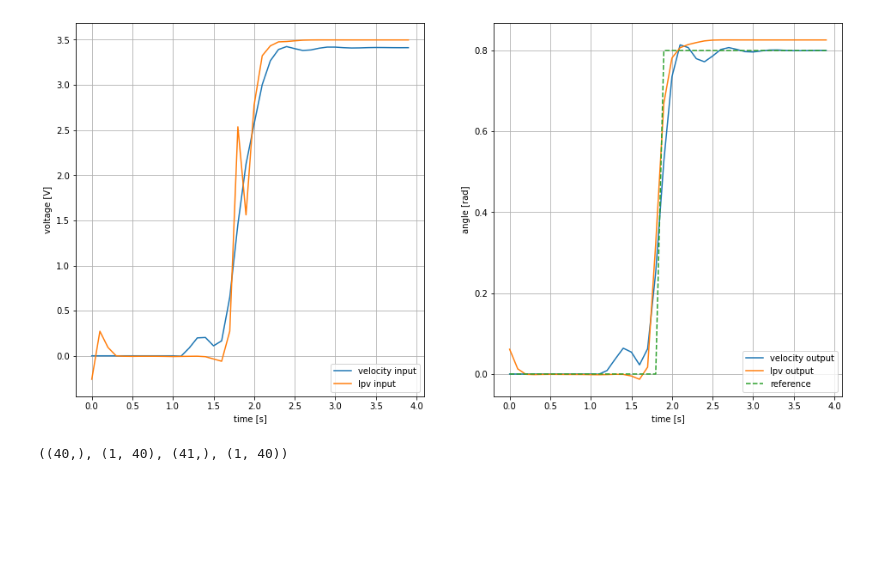
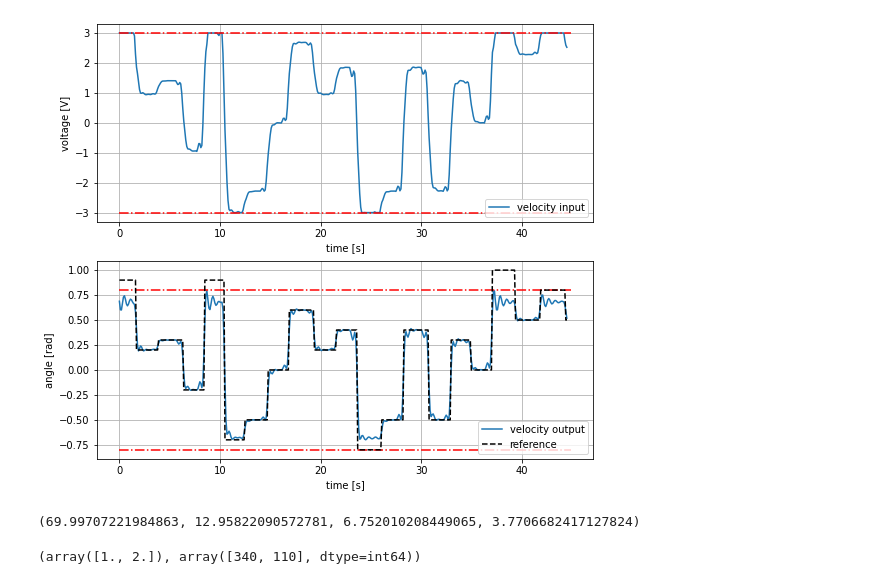
Before and after one commit to Mixxxxx358/NonlinearController, a Jupyter notebook: velocity_mpc_test.ipynb, the cells around one changed output. Saved outputs shown, nothing was run; the diff lists cells and outputs as text; code cells hidden in the pictures; blank space fills up the shorter version.

Commit message:
add autograd and timing

```diff
--- a/velocity_mpc_test.ipynb
+++ b/velocity_mpc_test.ipynb
@@ -86,9 +87,9 @@ system.reset_state()
 
 ##################  MPC variable specification  #######################
 model = deepSI.load_system("NonlinearController/trained_models/unbalanced/ObserverUnbalancedDisk_dt01_nab_4_SNR_30_e250")
-Nc=10; nr_iterations = 4; nr_sim_steps = 500
+Nc=10; nr_iterations = 4; nr_sim_steps = 450
 
 w_min = -4; w_max = 4
-q_min = [-1.2, -10000, -10000]; q_max = [1.2, 10000, 10000] # augmented with the velocity states
+q_min = [-0.8, -10000, -10000]; q_max = [0.8, 10000, 10000] # augmented with the velocity states
 w0 = 0; q0 = 0
 # %%
@@ -111,15 +112,15 @@ nz = nx+ny
 ne = 1
 
 # initialize objective function matrices
-R = np.eye(nu)*10; Q = np.matrix('10,0,0;0,10,0;0,0,10')#Q = np.eye(nz)# these are user defined
+R = np.eye(nu)*1; Q = np.matrix('1,0,0;0,1,0;0,0,1')#Q = np.eye(nz)# these are user defined
 Psi = get_Psi(Nc, R)
 Omega = get_Omega(Nc, Q)
 # extended objective matrices for soft constraints
-e_lambda = 1000 # weighting of minimizing e in objective function
+e_lambda = 10000 # weighting of minimizing e in objective function
 Ge = np.zeros((Nc*nu+ne,Nc*nu+ne))
 Ge[-ne:,-ne:] = e_lambda
 
-embedder = velocity_lpv_embedder(model, Nc, n_stages=20)
+embedder = velocity_lpv_embedder_autograd(model, Nc, n_stages=20)
 
 # normalize initial input and output
 norm = model.norm
@@ -148,6 +149,7 @@ log_q = np.zeros((ny,nr_sim_steps))
 log_w = np.zeros((nu,nr_sim_steps))
 log_e = np.zeros((ne,nr_sim_steps))
 log_iterations = np.zeros((1,nr_sim_steps))
+log_comp_t = np.zeros((4, nr_sim_steps*nr_iterations))
 
 offset = 0
 # %%
@@ -167,10 +169,16 @@ for k in range(nr_sim_steps):
         Z0 = extendState(Y_1, dX0, nx, ny)
 
         # determine lpv state space dependencies
+        component_start = time.time()
+
         list_A, list_B, list_C = embedder(X_1, U_1)
         list_ext_A, list_ext_B, list_ext_C = extendABC(list_A, list_B, list_C, nx, ny)
 
+        log_comp_t[0, nr_iterations*k + iteration] = log_comp_t[0, nr_iterations*k + iteration] + time.time() - component_start
+
         # describe optimization problem
+        component_start = time.time()
+
         Phi = get_Phi(list_ext_A, Nc, nz)
         Gamma = get_Gamma(list_ext_A, list_ext_B, Nc, nz, nu)
         G = 2*(Psi + Gamma.T @ Omega @ Gamma)
@@ -203,6 +211,8 @@ for k in range(nr_sim_steps):
             X_1[(i*nx):(i*nx+nx),:] = dX0[((i-1)*nx):((i-1)*nx+nx),:] + X_1[((i-1)*nx):((i-1)*nx+nx),:]
         for i in range(2,Nc+1):
             U_1[(i*nu):(i*nu+nu),:] = dU0[((i-1)*nu):((i-1)*nu+nu),:] + U_1[((i-1)*nu):((i-1)*nu+nu),:]
+
+        log_comp_t[1, nr_iterations*k + iteration] = log_comp_t[1, nr_iterations*k + iteration] + time.time() - component_start
 
         # stopping condition
         if np.linalg.norm(U_1 - U_1_old) < 1e-1:
@@ -274,50 +280,71 @@ log_w_nmpc = np.load("NonlinearController/experiments/log_w.npy")
 log_u_lpv = np.load("NonlinearController/experiments/u_log.npy")
 log_y_lpv = np.load("NonlinearController/experiments/y_log.npy")
 
-fig1 = plt.figure(figsize=[16, 8])
+fig1 = plt.figure(figsize=[8.9, 8])
 
-plt.subplot(1,2,1)
-plt.plot(np.arange(nr_sim_steps)*dt, log_w[0,:], label='velocity input')
-plt.plot(np.arange(nr_sim_steps)*dt, np.hstack((log_u_lpv[1:],log_u_lpv[-1])), label='lpv input')
-# plt.plot(np.arange(nr_sim_steps)*dt, np.ones(nr_sim_steps)*w_max, 'r-.')#, label='max')
-# plt.plot(np.arange(nr_sim_steps)*dt, np.ones(nr_sim_steps)*w_min, 'r-.')#, label='min')
+start_offset = 4
+
+plt.subplot(2,1,1)
+plt.plot(np.arange(nr_sim_steps-start_offset)*dt, log_w[0,start_offset:], label='velocity input')
+# plt.plot(np.arange(nr_sim_steps-start_offset)*dt, np.hstack((log_u_lpv[1+start_offset:],log_u_lpv[-1])), label='lpv input')
+plt.plot(np.arange(nr_sim_steps)*dt, np.ones(nr_sim_steps)*w_max, 'r-.')#, label='max')
+plt.plot(np.arange(nr_sim_steps)*dt, np.ones(nr_sim_steps)*w_min, 'r-.')#, label='min')
 plt.xlabel("time [s]")
 plt.ylabel("voltage [V]")
 plt.grid()
 plt.legend(loc='lower right')
 
-plt.subplot(1,2,2)
-plt.plot(np.arange(nr_sim_steps)*dt, log_q[0,:], label='velocity output')
-# plt.plot(np.arange(nr_sim_steps)*dt, np.ones(nr_sim_steps)*q_max[0], 'r-.')#, label='max')
-# plt.plot(np.arange(nr_sim_steps)*dt, np.ones(nr_sim_steps)*q_min[0], 'r-.')#, label='min')
-plt.plot(np.arange(nr_sim_steps)*dt, np.hstack((log_y_lpv[2:],log_y_lpv[-1])), label='lpv output')
-plt.plot(np.arange(nr_sim_steps)*dt, np.hstack((reference[1:nr_sim_steps],reference[nr_sim_steps])), '--', label='reference')
+plt.subplot(2,1,2)
+plt.plot(np.arange(nr_sim_steps-start_offset)*dt, log_q[0,start_offset:], label='velocity output')
+plt.plot(np.arange(nr_sim_steps)*dt, np.ones(nr_sim_steps)*q_max[0], 'r-.')#, label='max')
+plt.plot(np.arange(nr_sim_steps)*dt, np.ones(nr_sim_steps)*q_min[0], 'r-.')#, label='min')
+# plt.plot(np.arange(nr_sim_steps-start_offset)*dt, np.hstack((log_y_lpv[2+start_offset:],log_y_lpv[-1])), label='lpv output')
+plt.plot(np.arange(nr_sim_steps-start_offset)*dt, np.hstack((reference[1+start_offset:nr_sim_steps],reference[nr_sim_steps])), 'k--', label='reference')
 # plt.plot(np.arange(nr_sim_steps)*dt, log_q[0,:] - log_q_nmpc[0,:], label='vel-nmpc')
 
 plt.xlabel("time [s]")
 plt.ylabel("angle [rad]")
 plt.grid()
 plt.legend(loc='lower right')
 
 # plt.subplot(2,2,3)
 # plt.plot(np.arange(nr_sim_steps)*dt, log_e[0,:], label='e')
 # plt.xlabel("time [s]")
 # plt.ylabel("e")
 # plt.grid()
 # plt.legend(loc='upper right')
 
 # plt.subplot(2,2,4)
 # plt.plot(np.arange(nr_sim_steps)*dt, log_iterations[0,:], label='iQP')
 # plt.plot(np.arange(nr_sim_steps)*dt, np.ones(nr_sim_steps)*nr_iterations, 'r-.', label='max iter')
 # plt.xlabel("time [s]")
 # plt.ylabel("iterations")
 # plt.grid()
 # plt.legend(loc='upper right')
 
+plt.savefig("Figures/offset_free_comparison.svg")
 plt.show()
 # %% [output]
-[figure, old version]
+[figure, new version]
-# %%
-log_u_lpv.shape, log_w.shape, log_y_lpv.shape, log_q.shape
-# %% [output]
-((40,), (1, 40), (41,), (1, 40))
+# %%
+CT_iters = np.split(log_comp_t, nr_sim_steps, axis=1)
+CT = np.sum(CT_iters[0], axis=1)
+
+remove_start = 0
+S_iter = np.zeros(nr_sim_steps-remove_start)
+T_iter = np.zeros(nr_sim_steps-remove_start)
+
+for i in range(remove_start,nr_sim_steps):
+    CT = np.sum(CT_iters[i], axis=1)
+    S_iter[i-remove_start] = CT[1]
+    T_iter[i-remove_start] = np.sum(CT)
+
+Sorted = np.sort(T_iter)
+# np.max(T_iter)*1000, np.mean(Sorted[int(nr_sim_steps*0.95):])*1000, np.mean(T_iter)*1000, np.std(T_iter)*1000, np.mean(S_iter)*1000 #in ms
+np.max(T_iter)*1000,  np.mean(T_iter)*1000, np.std(T_iter)*1000, np.mean(S_iter)*1000 #in ms
+# %% [output]
+(69.99707221984863, 12.95822090572781, 6.752010208449065, 3.7706682417127824)
+# %%
+np.unique(log_iterations, return_counts=True)
+# %% [output]
+(array([1., 2.]), array([340, 110], dtype=int64))
```
Also changed, not shown: parts of 5 cells of this notebook.
